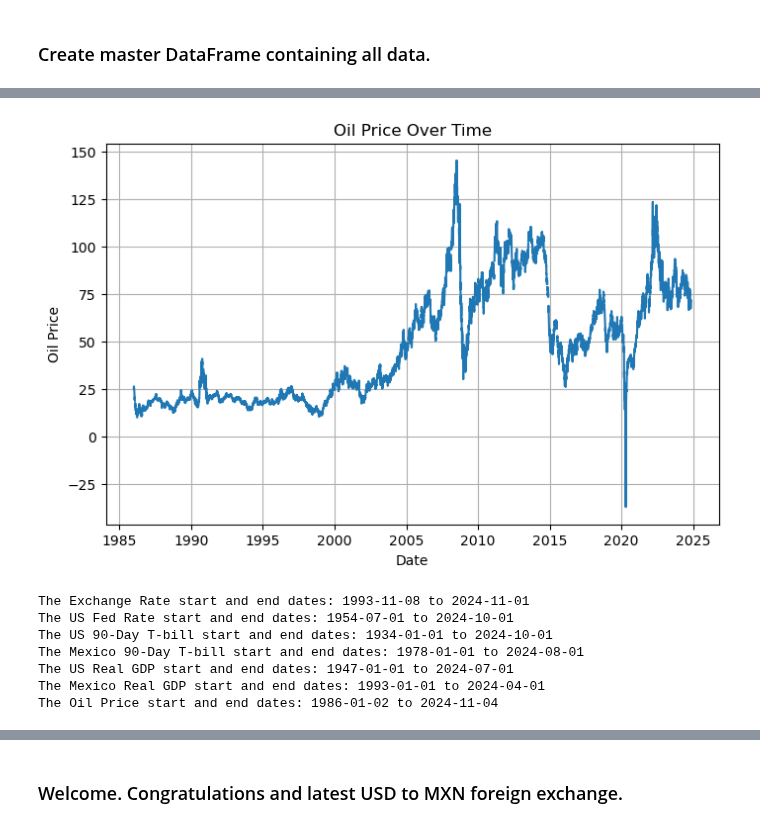
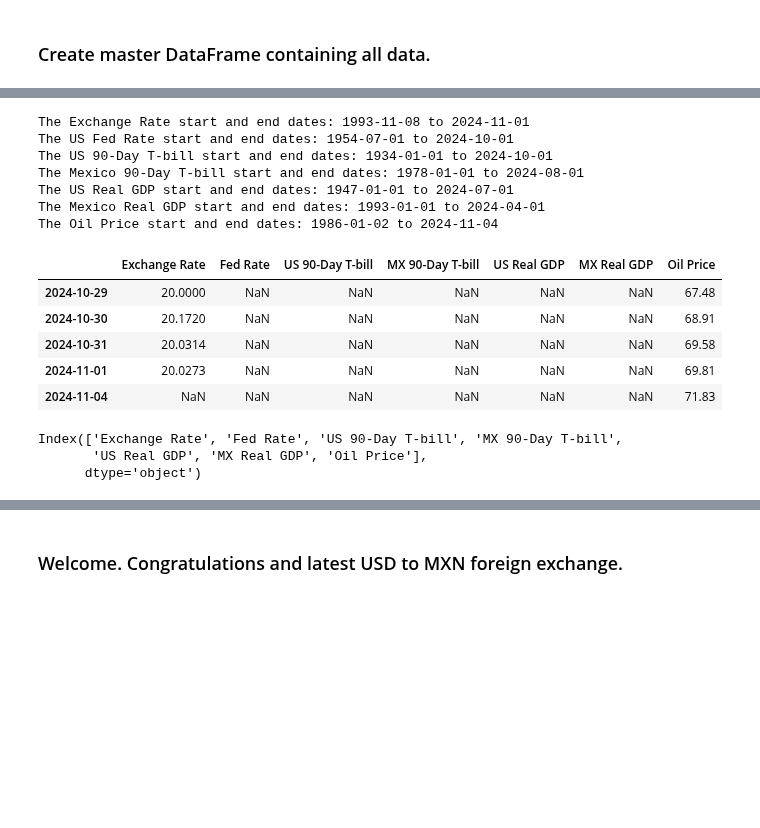
Before and after one commit to wrdhall3/fx-rate-project, a Jupyter notebook: retrieve_fx_data.ipynb, the cells around one changed output, grey strips where cells are left out. Saved outputs shown, nothing was run; the diff lists cells and outputs as text; code cells hidden in the pictures; blank space fills up the shorter version.

```diff
--- a/retrieve_fx_data.ipynb
+++ b/retrieve_fx_data.ipynb
@@ -202,15 +96,3 @@ plt.show()
-# %%
-# Oil Price Over Time
-
-plt.figure(figsize=(8, 5))
-plt.plot(data.index, data['Oil Price'], label='Oil Price')
-plt.title('Oil Price Over Time')
-plt.xlabel('Date')
-plt.ylabel('Oil Price')
-plt.grid(True)
-plt.show()
-# %% [output]
-[figure, removed]
 # %%
 # Get the start and end dates for each time series in data
 
@@ -249,3 +131,25 @@ The Mexico 90-Day T-bill start and end dates: 1978-01-01 to 2024-08-01
 The US Real GDP start and end dates: 1947-01-01 to 2024-07-01
 The Mexico Real GDP start and end dates: 1993-01-01 to 2024-04-01
 The Oil Price start and end dates: 1986-01-02 to 2024-11-04
+# %%
+data.head()
+data.tail()
+# %% [output]
+|  | Exchange Rate | Fed Rate | US 90-Day T-bill | MX 90-Day T-bill | US Real GDP | MX Real GDP | Oil Price |
+| 2024-10-29 | 20.0000 | NaN | NaN | NaN | NaN | NaN | 67.48 |
+| 2024-10-30 | 20.1720 | NaN | NaN | NaN | NaN | NaN | 68.91 |
+| 2024-10-31 | 20.0314 | NaN | NaN | NaN | NaN | NaN | 69.58 |
+| 2024-11-01 | 20.0273 | NaN | NaN | NaN | NaN | NaN | 69.81 |
+| 2024-11-04 | NaN | NaN | NaN | NaN | NaN | NaN | 71.83 |
+# %%
+# Using shape to get the dimension of the DataFrame.
+data.shape
+print(data.columns)
+data.dtypes
+
+# Convert index to datetime format
+data.index = pd.to_datetime(data.index)
+# %% [output]
+Index(['Exchange Rate', 'Fed Rate', 'US 90-Day T-bill', 'MX 90-Day T-bill',
+       'US Real GDP', 'MX Real GDP', 'Oil Price'],
+      dtype='object')
```
Also changed, not shown: parts of 29 cells of this notebook.
